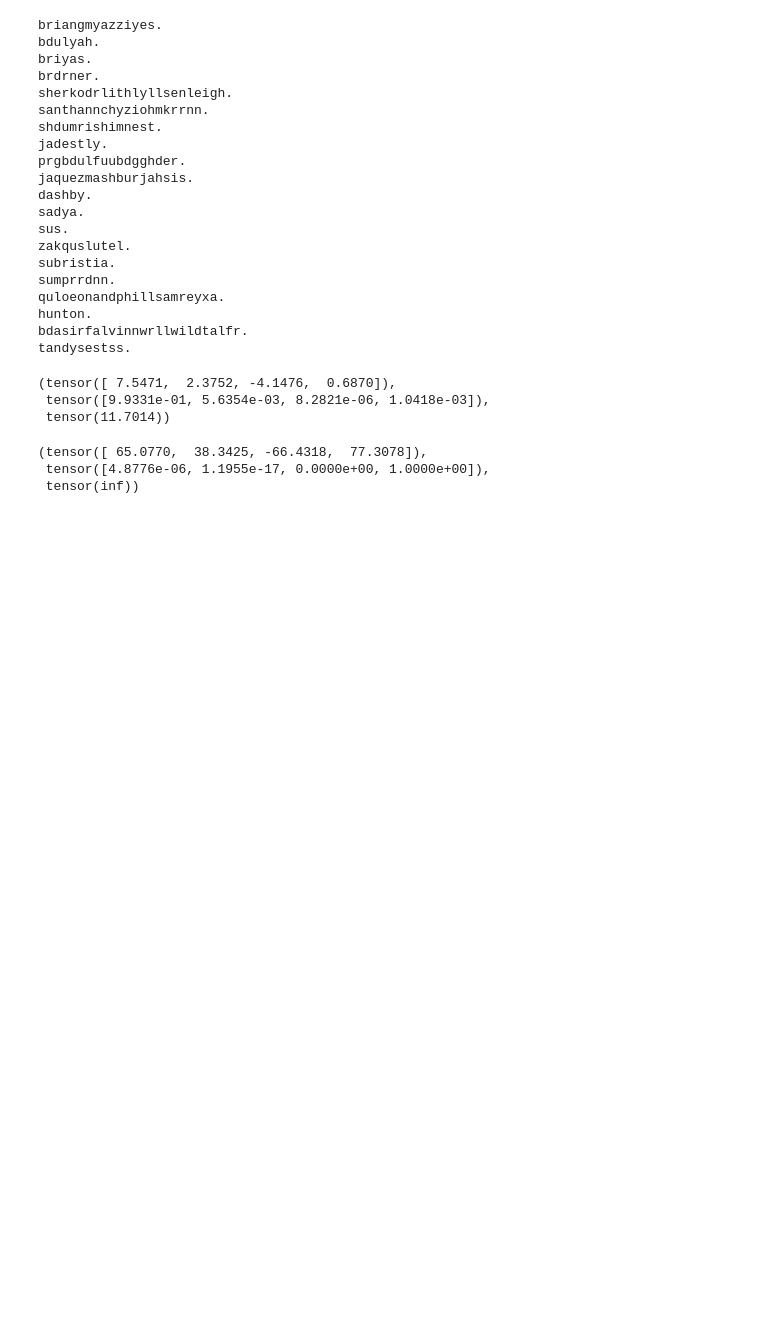
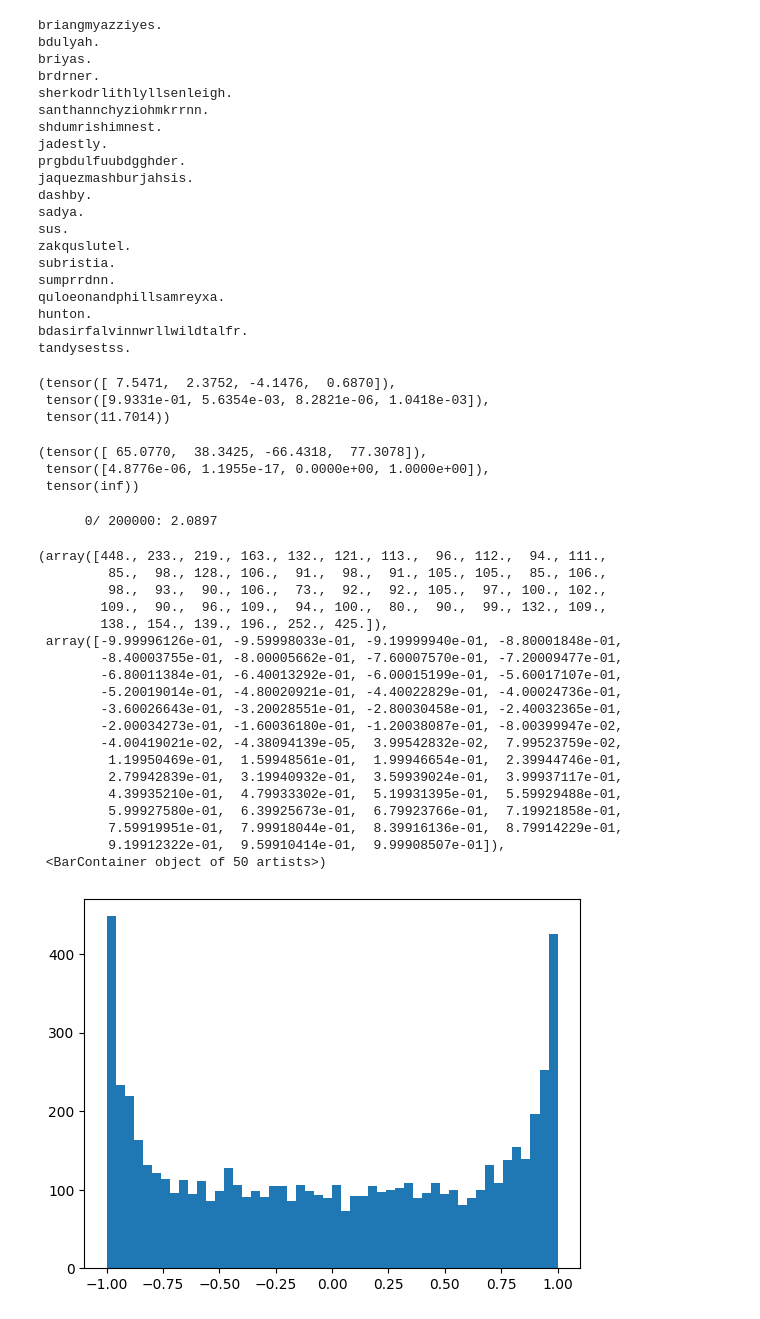
Before and after one commit to vidyabhandary/nanogpt, a Jupyter notebook: Makemore3_bn.ipynb, the cells around one changed output. Cells and saved outputs as stored; diff of their text form; code cells hidden in the pictures; blank space fills up the shorter version.

```diff
--- a/Makemore3_bn.ipynb
+++ b/Makemore3_bn.ipynb
@@ -255,0 +258,71 @@ logits, probs, loss
+# %%
+# same optimization as last time
+max_steps = 200000
+batch_size = 32
+lossi = []
+
+for i in range(max_steps):
+
+  # minibatch construct
+  ix = torch.randint(0, Xtr.shape[0], (batch_size,), generator=g)
+  Xb, Yb = Xtr[ix], Ytr[ix] # batch X,Y
+
+  # forward pass
+  emb = C[Xb] # embed the characters into vectors
+  embcat = emb.view(emb.shape[0], -1) # concatenate the vectors
+  # Linear layer
+  hpreact = embcat @ W1 #+ b1 # hidden layer pre-activation
+  # BatchNorm layer
+  # -------------------------------------------------------------
+  bnmeani = hpreact.mean(0, keepdim=True)
+  bnstdi = hpreact.std(0, keepdim=True)
+  hpreact = bngain * (hpreact - bnmeani) / bnstdi + bnbias
+  with torch.no_grad():
+    bnmean_running = 0.999 * bnmean_running + 0.001 * bnmeani
+    bnstd_running = 0.999 * bnstd_running + 0.001 * bnstdi
+  # -------------------------------------------------------------
+  # Non-linearity
+  h = torch.tanh(hpreact) # hidden layer
+  logits = h @ W2 + b2 # output layer
+  loss = F.cross_entropy(logits, Yb) # loss function
+
+  # backward pass
+  for p in parameters:
+    p.grad = None
+  loss.backward()
+
+  # update
+  lr = 0.1 if i < 100000 else 0.01 # step learning rate decay
+  for p in parameters:
+    p.data += -lr * p.grad
+
+  # track stats
+  if i % 10000 == 0: # print every once in a while
+    print(f'{i:7d}/{max_steps:7d}: {loss.item():.4f}')
+  lossi.append(loss.log10().item())
+  break
+# %% [output]
+      0/ 200000: 2.0897
+# %%
+plt.hist(h.view(-1).tolist(), 50)
+# %% [output]
+(array([448., 233., 219., 163., 132., 121., 113.,  96., 112.,  94., 111.,
+         85.,  98., 128., 106.,  91.,  98.,  91., 105., 105.,  85., 106.,
+         98.,  93.,  90., 106.,  73.,  92.,  92., 105.,  97., 100., 102.,
+        109.,  90.,  96., 109.,  94., 100.,  80.,  90.,  99., 132., 109.,
+        138., 154., 139., 196., 252., 425.]),
+ array([-9.99996126e-01, -9.59998033e-01, -9.19999940e-01, -8.80001848e-01,
+        -8.40003755e-01, -8.00005662e-01, -7.60007570e-01, -7.20009477e-01,
+        -6.80011384e-01, -6.40013292e-01, -6.00015199e-01, -5.60017107e-01,
+        -5.20019014e-01, -4.80020921e-01, -4.40022829e-01, -4.00024736e-01,
+        -3.60026643e-01, -3.20028551e-01, -2.80030458e-01, -2.40032365e-01,
+        -2.00034273e-01, -1.60036180e-01, -1.20038087e-01, -8.00399947e-02,
+        -4.00419021e-02, -4.38094139e-05,  3.99542832e-02,  7.99523759e-02,
+         1.19950469e-01,  1.59948561e-01,  1.99946654e-01,  2.39944746e-01,
+         2.79942839e-01,  3.19940932e-01,  3.59939024e-01,  3.99937117e-01,
+         4.39935210e-01,  4.79933302e-01,  5.19931395e-01,  5.59929488e-01,
+         5.99927580e-01,  6.39925673e-01,  6.79923766e-01,  7.19921858e-01,
+         7.59919951e-01,  7.99918044e-01,  8.39916136e-01,  8.79914229e-01,
+         9.19912322e-01,  9.59910414e-01,  9.99908507e-01]),
+ <BarContainer object of 50 artists>)
+[figure, added]
```
Also changed, not shown: parts of 3 cells of this notebook.
